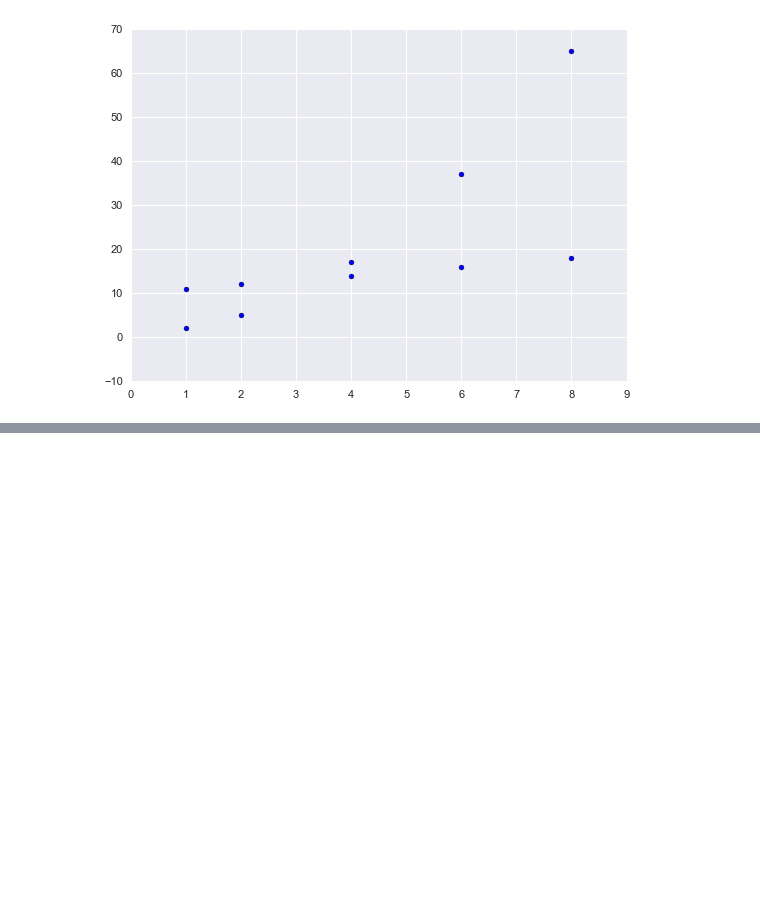
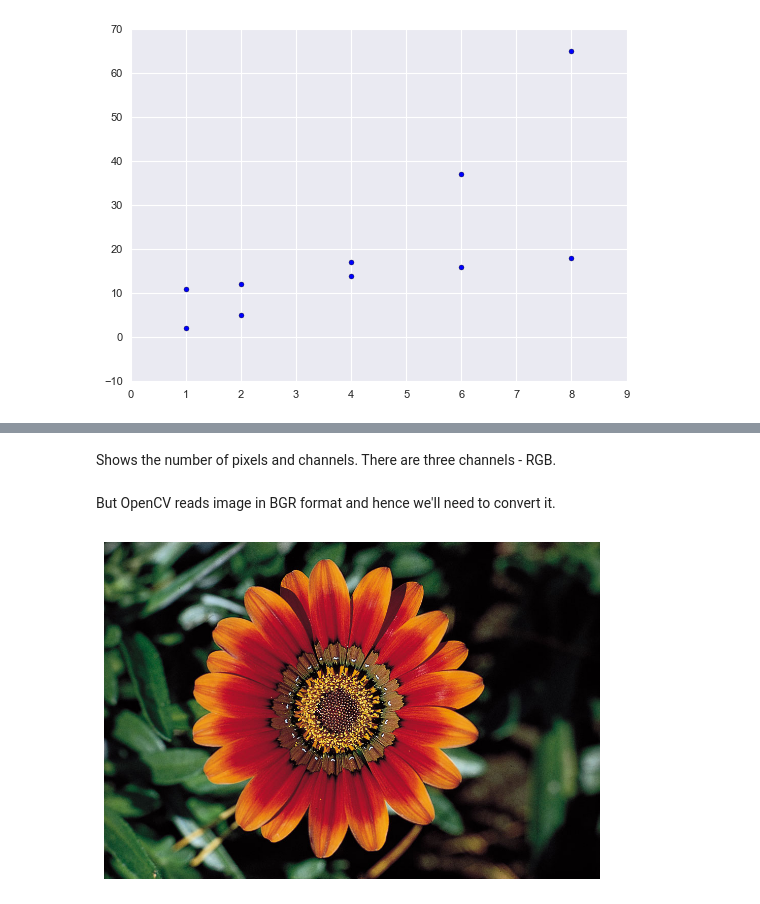
Before and after one commit to vermakhushboo/Machine-Learning-Basics, a Jupyter notebook: Python Libraries.ipynb, the cells around one changed output, grey strips where cells are left out. Saved outputs shown, nothing was run; the diff lists cells and outputs as text; code cells hidden in the pictures; blank space fills up the shorter version.

```diff
--- a/Python Libraries.ipynb
+++ b/Python Libraries.ipynb
@@ -135,0 +152,11 @@ plt.scatter(x, x + 10, label = "House Price 2")
+# %% [markdown]
+Shows the number of pixels and channels. There are three channels - RGB.
+# %% [markdown]
+But OpenCV reads image in BGR format and hence we'll need to convert it.
+# %%
+new_pic = cv2.cvtColor(pic, cv2.COLOR_BGR2RGB)
+plt.imshow(new_pic)
+plt.axis('off')
+plt.show()
+# %% [output]
+[figure, added]
```
Also changed, not shown: parts of 11 cells of this notebook, 1 other file.
